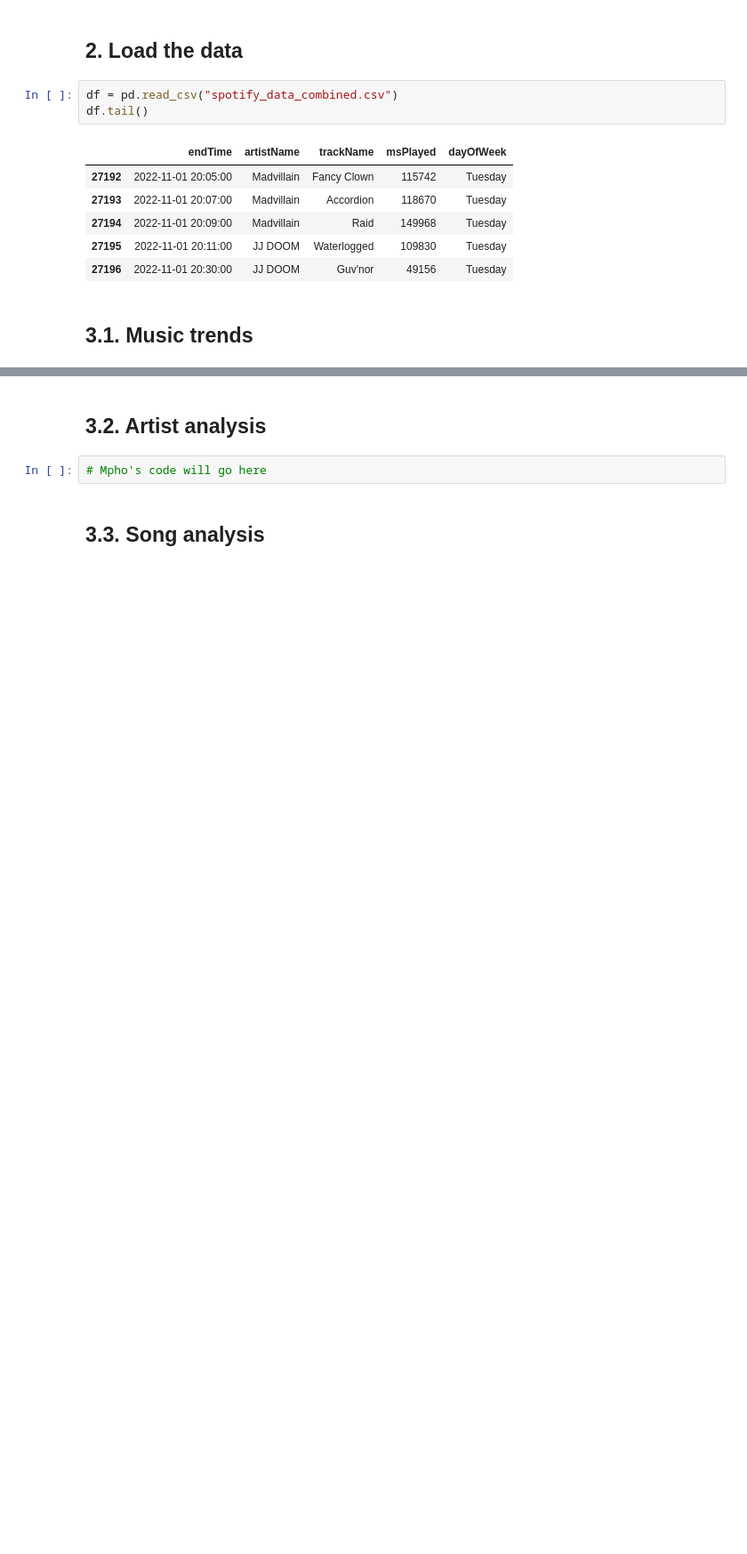
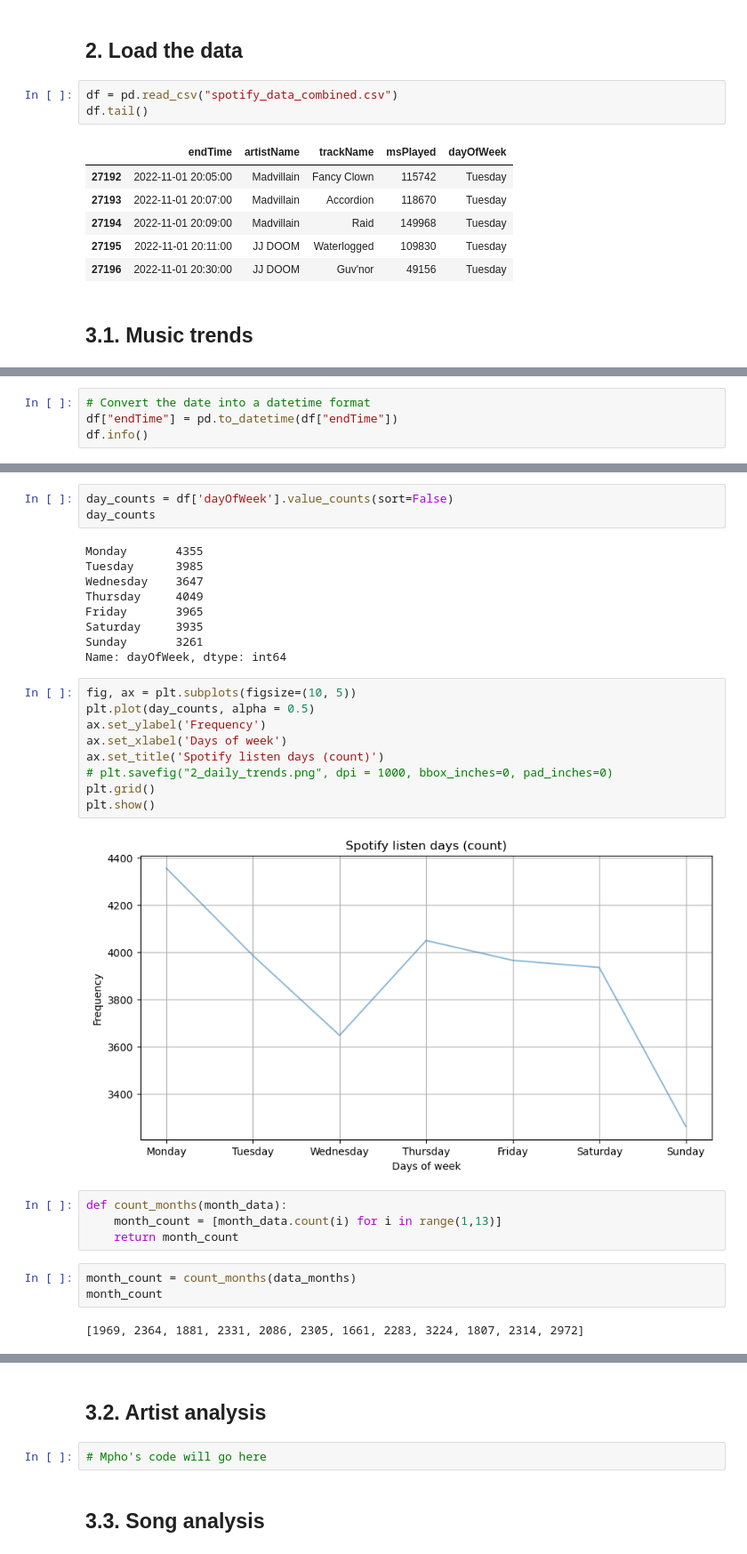
Before and after one commit to Tjale0895/presentation-project, a Jupyter notebook: analysis_notebook.ipynb, the cells around one changed output, grey strips where cells are left out. Shown at 89% size. Saved outputs shown, nothing was run; the diff lists cells and outputs as text; blank space fills up the shorter version.

```diff
--- a/analysis_notebook.ipynb
+++ b/analysis_notebook.ipynb
@@ -41,0 +56,4 @@ df.tail()
+# %%
+# Convert the date into a datetime format
+df["endTime"] = pd.to_datetime(df["endTime"])
+df.info()
@@ -41,0 +143,32 @@ df.tail()
+# %%
+day_counts = df['dayOfWeek'].value_counts(sort=False)
+day_counts
+# %% [output]
+Monday       4355
+Tuesday      3985
+Wednesday    3647
+Thursday     4049
+Friday       3965
+Saturday     3935
+Sunday       3261
+Name: dayOfWeek, dtype: int64
+# %%
+fig, ax = plt.subplots(figsize=(10, 5))
+plt.plot(day_counts, alpha = 0.5)
+ax.set_ylabel('Frequency')
+ax.set_xlabel('Days of week')
+ax.set_title('Spotify listen days (count)')
+# plt.savefig("2_daily_trends.png", dpi = 1000, bbox_inches=0, pad_inches=0)
+plt.grid()
+plt.show()
+# %% [output]
+[figure, added]
+# %%
+def count_months(month_data):
+    month_count = [month_data.count(i) for i in range(1,13)]
+    return month_count
+# %%
+month_count = count_months(data_months)
+month_count
+# %% [output]
+[1969, 2364, 1881, 2331, 2086, 2305, 1661, 2283, 3224, 1807, 2314, 2972]
```
Also changed, not shown: parts of 11 cells of this notebook.
